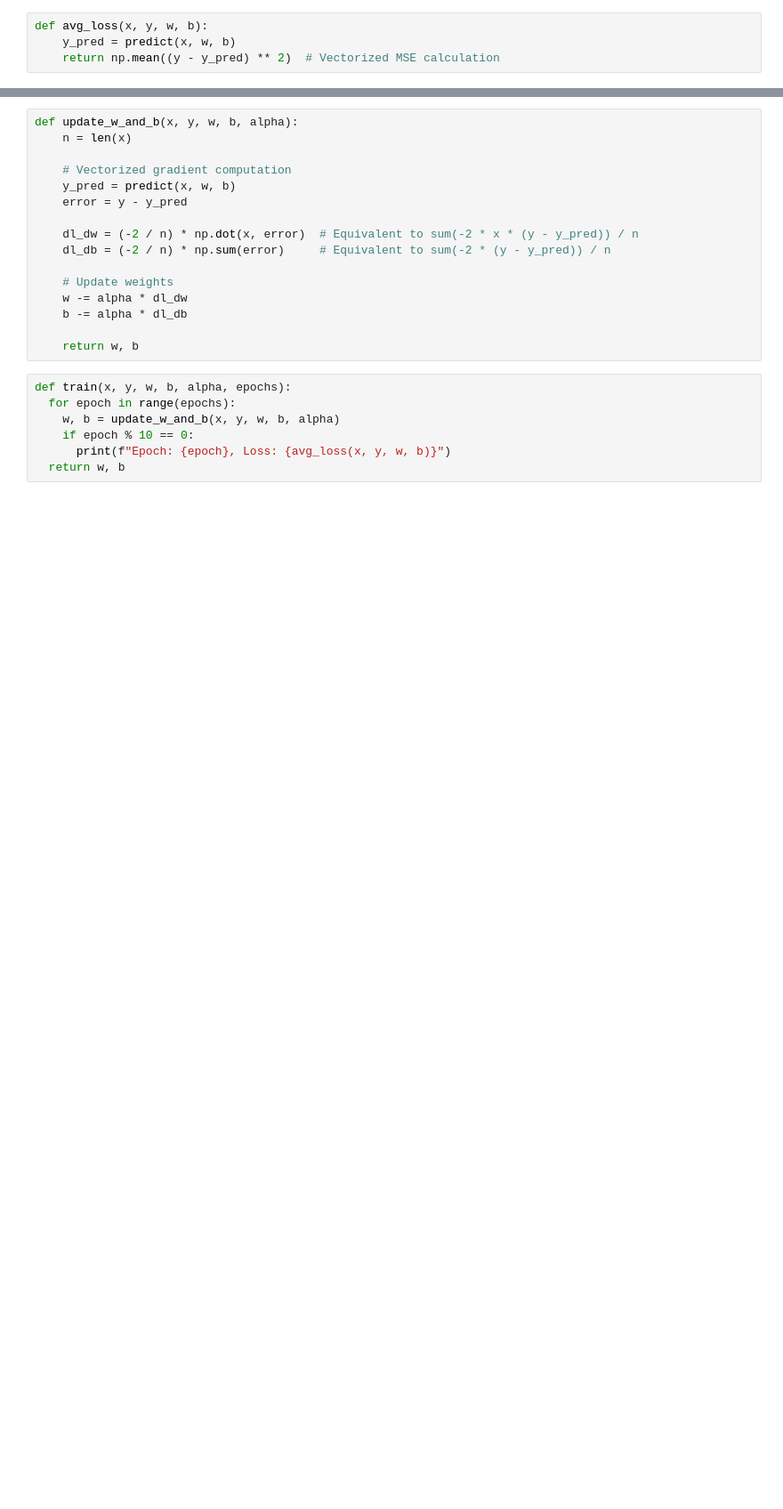
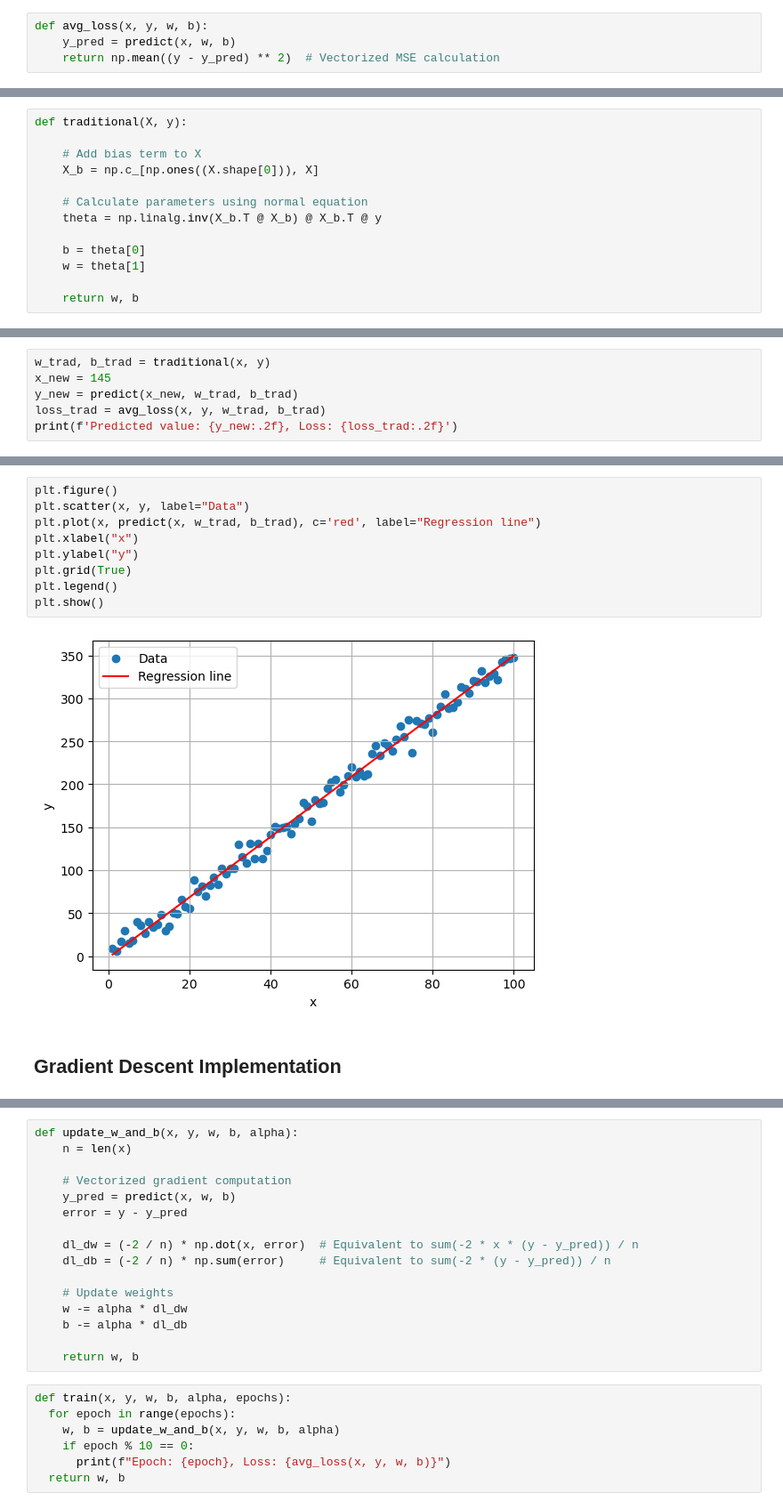
Before and after one commit to EriherSizac/MCCi-2024-Ag-Dec, a Jupyter notebook: Sistemas Neuronales/Tarea 1/LinearRegGradDesc.ipynb, the cells around one changed output, grey strips where cells are left out. Shown: that part at 89% size. Saved outputs shown, nothing was run; the diff lists cells and outputs as text; blank space fills up the shorter version.

```diff
--- a/Sistemas Neuronales/Tarea 1/LinearRegGradDesc.ipynb
+++ b/Sistemas Neuronales/Tarea 1/LinearRegGradDesc.ipynb
@@ -10,0 +39,13 @@ def avg_loss(x, y, w, b):
+# %%
+def traditional(X, y):
+
+    # Add bias term to X
+    X_b = np.c_[np.ones((X.shape[0])), X]
+
+    # Calculate parameters using normal equation
+    theta = np.linalg.inv(X_b.T @ X_b) @ X_b.T @ y
+
+    b = theta[0]
+    w = theta[1]
+
+    return w, b
@@ -10,0 +54,6 @@ def avg_loss(x, y, w, b):
+# %%
+w_trad, b_trad = traditional(x, y)
+x_new = 145
+y_new = predict(x_new, w_trad, b_trad)
+loss_trad = avg_loss(x, y, w_trad, b_trad)
+print(f'Predicted value: {y_new:.2f}, Loss: {loss_trad:.2f}')
@@ -10,0 +62,13 @@ def avg_loss(x, y, w, b):
+# %%
+plt.figure()
+plt.scatter(x, y, label="Data")
+plt.plot(x, predict(x, w_trad, b_trad), c='red', label="Regression line")
+plt.xlabel("x")
+plt.ylabel("y")
+plt.grid(True)
+plt.legend()
+plt.show()
+# %% [output]
+[figure, added]
+# %% [markdown]
+## Gradient Descent Implementation
```
Also changed, not shown: parts of 13 cells of this notebook, 1 other file.
